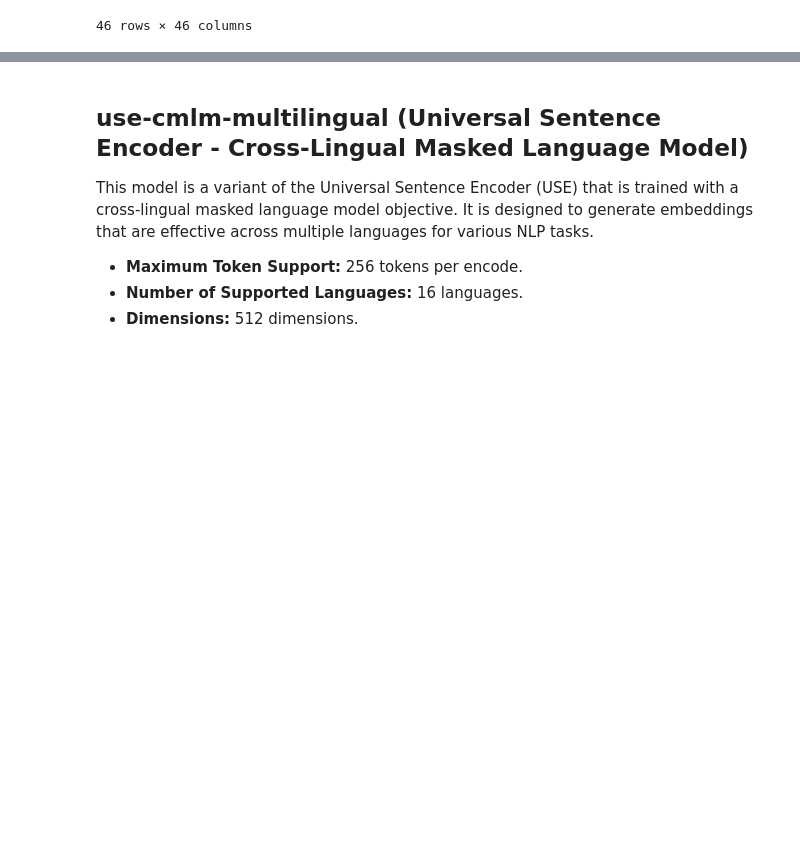
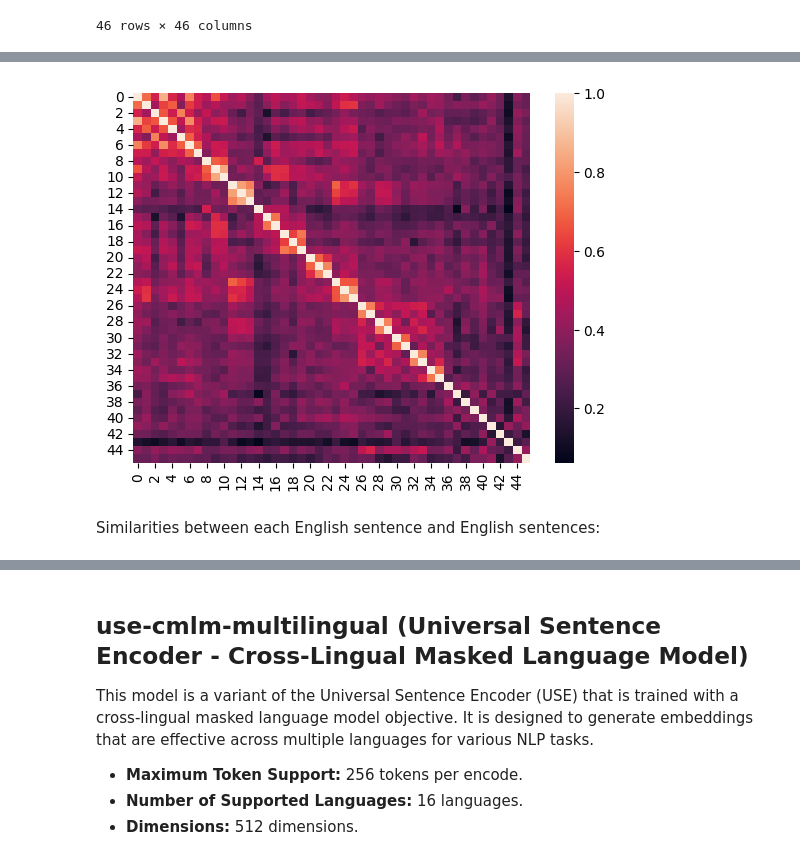
Before and after one commit to woxane/Rag-System, a Jupyter notebook: multilingual-embedding-test/multilingual-test.ipynb, the cells around one changed output, grey strips where cells are left out. Cells and saved outputs as stored; diff of their text form; code cells hidden in the pictures; blank space fills up the shorter version.

```diff
--- a/multilingual-embedding-test/multilingual-test.ipynb
+++ b/multilingual-embedding-test/multilingual-test.ipynb
@@ -124,0 +181,6 @@ labse_test.get_similarities()
+# %%
+labse_test.plot_similarities()
+# %% [output]
+[figure, added]
+# %% [markdown]
+Similarities between each English sentence and English sentences:
```
Also changed, not shown: parts of 45 cells of this notebook.
